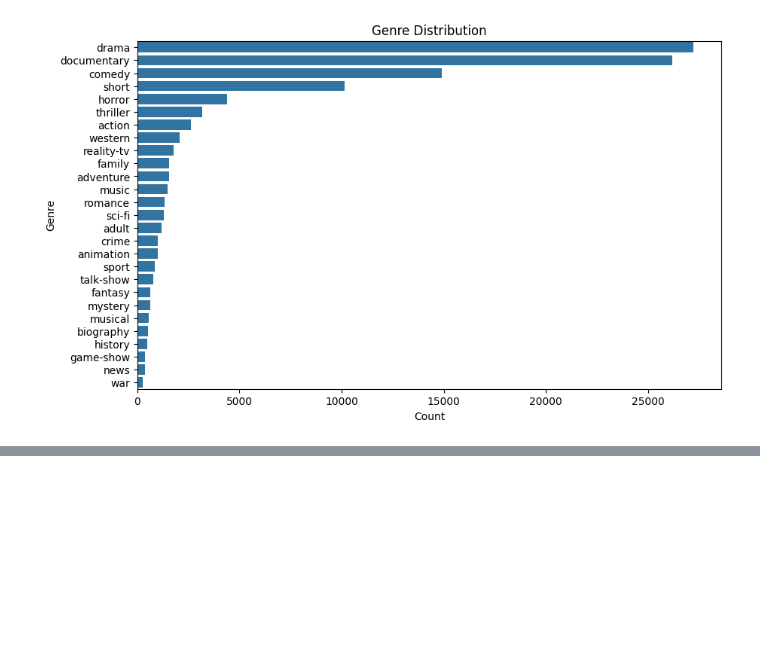
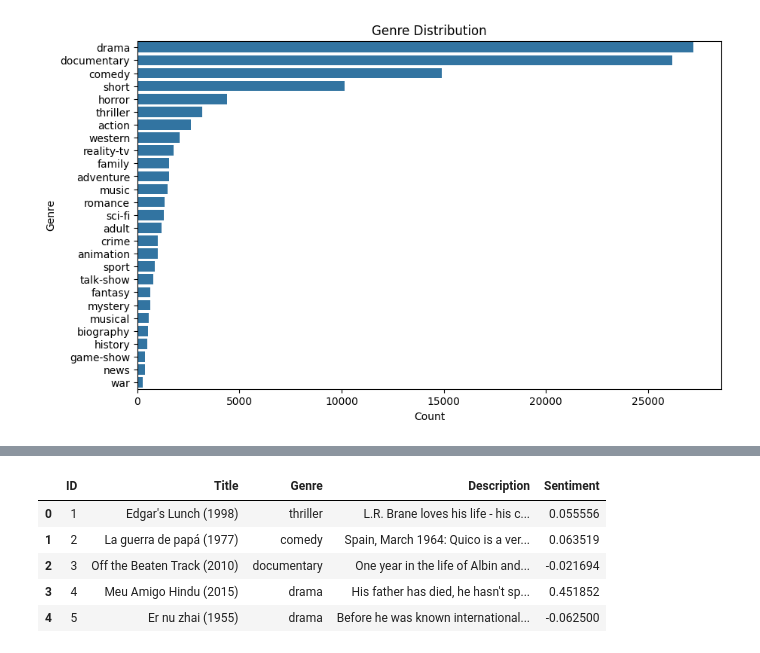
Before and after one commit to Dawittsegaye12/codsoft_movie-genre_prediction, a Jupyter notebook: notebook/eda.ipynb, the cells around one changed output, grey strips where cells are left out. Drawn from its saved outputs; the diff is of its cells as text; code cells hidden in the pictures; blank space fills up the shorter version.

```diff
--- a/notebook/eda.ipynb
+++ b/notebook/eda.ipynb
@@ -283,0 +303,28 @@ plt.show()
+# %%
+
+# Function to get sentiment polarity
+def get_sentiment(text):
+    blob = TextBlob(text)
+    return blob.sentiment.polarity
+
+# Apply sentiment analysis
+merged_data['Sentiment'] = merged_data['Description'].apply(get_sentiment)
+
+# Display the first few rows with sentiment scores
+print(merged_data[['Description', 'Sentiment']].head())
+
+# Save the dataset with sentiment scores
+merged_data.to_csv('C:/Users/SOOQ ELASER/movie_genre_prediction/dataset/merged_dataset_with_sentiment.csv', index=False)
+print("Dataset with sentiment scores saved as CSV successfully.")
+
+
+merged_data1 = pd.read_csv(r'C:\Users\SOOQ ELASER\movie_genre_prediction\dataset\merged_dataset_with_sentiment.csv')
+
+merged_data1.head()
+# %% [output]
+|  | ID | Title | Genre | Description | Sentiment |
+| 0 | 1 | Edgar's Lunch (1998) | thriller | L.R. Brane loves his life - his c... | 0.055556 |
+| 1 | 2 | La guerra de papá (1977) | comedy | Spain, March 1964: Quico is a ver... | 0.063519 |
+| 2 | 3 | Off the Beaten Track (2010) | documentary | One year in the life of Albin and... | -0.021694 |
+| 3 | 4 | Meu Amigo Hindu (2015) | drama | His father has died, he hasn't sp... | 0.451852 |
+| 4 | 5 | Er nu zhai (1955) | drama | Before he was known international... | -0.062500 |
```
Also changed, not shown: parts of 4 cells of this notebook.
